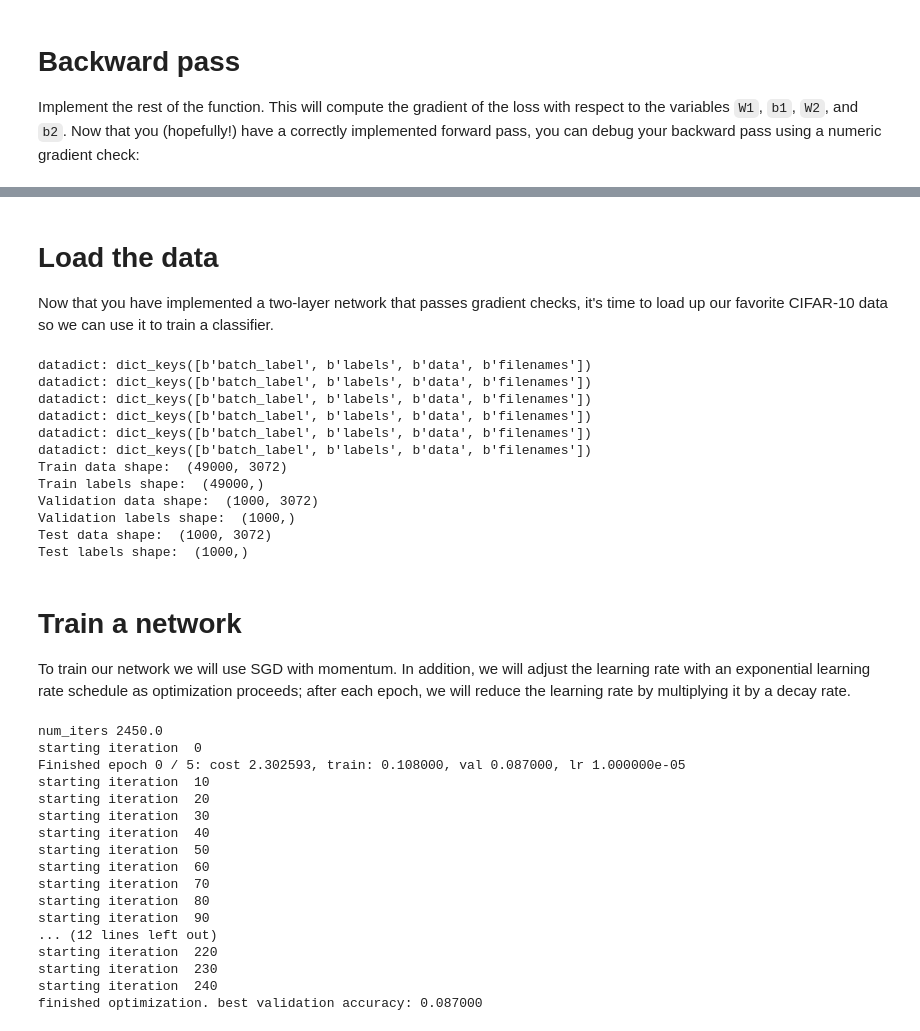
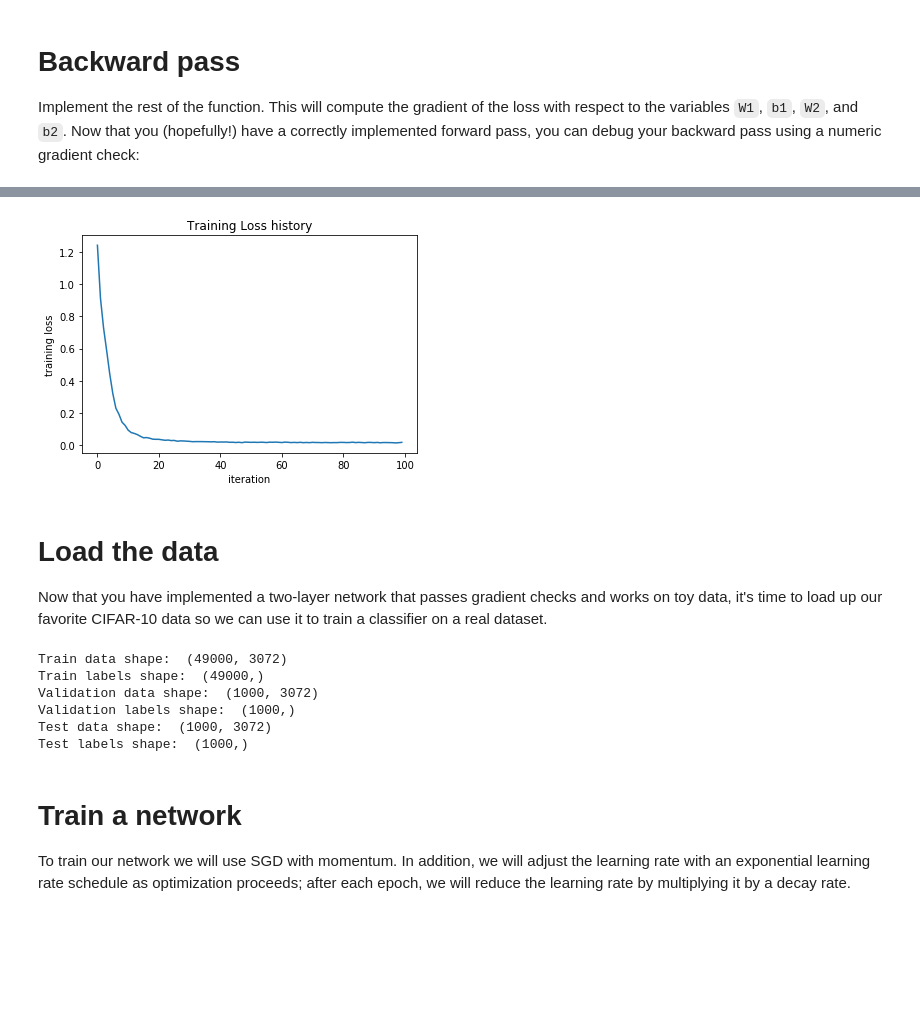
Before and after one commit to le773/convnet-layers, a Jupyter notebook: two_layer_net.ipynb, the cells around one changed output, grey strips where cells are left out. Drawn from its saved outputs; the diff is of its cells as text; code cells hidden in the pictures; blank space fills up the shorter version.

```diff
--- a/two_layer_net.ipynb
+++ b/two_layer_net.ipynb
@@ -25,24 +29,23 @@ The neural network parameters will be stored in a dictionary (`model` below), wh
 # %%
-# Create some toy data to check your implementations
+# Create a small net and some toy data to check your implementations.
+# Note that we set the random seed for repeatable experiments.
+
 input_size = 4
 hidden_size = 10
 num_classes = 3
 num_inputs = 5
 
 def init_toy_model():
-  model = {}
-  model['W1'] = np.linspace(-0.2, 0.6, num=input_size*hidden_size).reshape(input_size, hidden_size)
-  model['b1'] = np.linspace(-0.3, 0.7, num=hidden_size)
-  model['W2'] = np.linspace(-0.4, 0.1, num=hidden_size*num_classes).reshape(hidden_size, num_classes)
-  model['b2'] = np.linspace(-0.5, 0.9, num=num_classes)
-  return model
+    np.random.seed(0)
+    return TwoLayerNet(input_size, hidden_size, num_classes, std=1e-1)
 
 def init_toy_data():
-  X = np.linspace(-0.2, 0.5, num=num_inputs*input_size).reshape(num_inputs, input_size)
-  y = np.array([0, 1, 2, 2, 1])
-  return X, y
+    np.random.seed(1)
+    X = 10 * np.random.randn(num_inputs, input_size)
+    y = np.array([0, 1, 2, 2, 1])
+    return X, y
 
-model = init_toy_model()
+net = init_toy_model()
 X, y = init_toy_data()
 # %% [markdown]
 # Forward pass: compute scores
@@ -170,0 +134,15 @@ Final loss with RMSProp: 0.867435. We get: 0.439368
+# %%
+net = init_toy_model()
+stats = net.train(X, y, X, y,
+            learning_rate=1e-1, reg=5e-6,
+            num_iters=100, verbose=False)
+
+print('Final training loss: ', stats['loss_history'][-1])
+
+# plot the loss history
+plt.plot(stats['loss_history'])
+plt.xlabel('iteration')
+plt.ylabel('training loss')
+plt.title('Training Loss history')
+plt.show()
+# %% [output]
@@ -171,6 +151,7 @@ Final loss with RMSProp: 0.867435. We get: 0.439368
+[figure, added]
 # %% [markdown]
 # Load the data
-Now that you have implemented a two-layer network that passes gradient checks, it's time to load up our favorite CIFAR-10 data so we can use it to train a classifier.
+Now that you have implemented a two-layer network that passes gradient checks and works on toy data, it's time to load up our favorite CIFAR-10 data so we can use it to train a classifier on a real dataset.
 # %%
 from cs231n.data_utils import load_CIFAR10
 
@@ -185,13 +166,13 @@ def get_CIFAR10_data(num_training=49000, num_validation=1000, num_test=1000):
     X_train, y_train, X_test, y_test = load_CIFAR10(cifar10_dir)
 
     # Subsample the data
-    mask = range(num_training, num_training + num_validation)
+    mask = list(range(num_training, num_training + num_validation))
     X_val = X_train[mask]
     y_val = y_train[mask]
-    mask = range(num_training)
+    mask = list(range(num_training))
     X_train = X_train[mask]
     y_train = y_train[mask]
-    mask = range(num_test)
+    mask = list(range(num_test))
     X_test = X_test[mask]
     y_test = y_test[mask]
 
@@ -218,12 +199,6 @@ print('Validation labels shape: ', y_val.shape)
 print('Test data shape: ', X_test.shape)
 print('Test labels shape: ', y_test.shape)
 # %% [output]
-datadict: dict_keys([b'batch_label', b'labels', b'data', b'filenames'])
-datadict: dict_keys([b'batch_label', b'labels', b'data', b'filenames'])
-datadict: dict_keys([b'batch_label', b'labels', b'data', b'filenames'])
-datadict: dict_keys([b'batch_label', b'labels', b'data', b'filenames'])
-datadict: dict_keys([b'batch_label', b'labels', b'data', b'filenames'])
-datadict: dict_keys([b'batch_label', b'labels', b'data', b'filenames'])
 Train data shape:  (49000, 3072)
 Train labels shape:  (49000,)
 Validation data shape:  (1000, 3072)
@@ -233,31 +208,3 @@ Test labels shape:  (1000,)
 # %% [markdown]
 # Train a network
 To train our network we will use SGD with momentum. In addition, we will adjust the learning rate with an exponential learning rate schedule as optimization proceeds; after each epoch, we will reduce the learning rate by multiplying it by a decay rate.
-# %%
-from cs231n.classifiers.neural_net import init_two_layer_model
-
-model = init_two_layer_model(32*32*3, 50, 10) # input size, hidden size, number of classes
-trainer = ClassifierTrainer()
-best_model, loss_history, train_acc, val_acc = trainer.train(X_train, y_train, X_val, y_val,
-                                             model, two_layer_net,
-                                             num_epochs=5, reg=1.0,
-                                             momentum=0.9, learning_rate_decay = 0.95,
-                                             learning_rate=1e-5, verbose=True)
-# %% [output]
-num_iters 2450.0
-starting iteration  0
-Finished epoch 0 / 5: cost 2.302593, train: 0.108000, val 0.087000, lr 1.000000e-05
-starting iteration  10
-starting iteration  20
-starting iteration  30
-starting iteration  40
-starting iteration  50
-starting iteration  60
-starting iteration  70
-starting iteration  80
-starting iteration  90
-... (12 lines left out)
-starting iteration  220
-starting iteration  230
-starting iteration  240
-finished optimization. best validation accuracy: 0.087000
```
Also changed, not shown: parts of 26 cells of this notebook, 18 other files.
